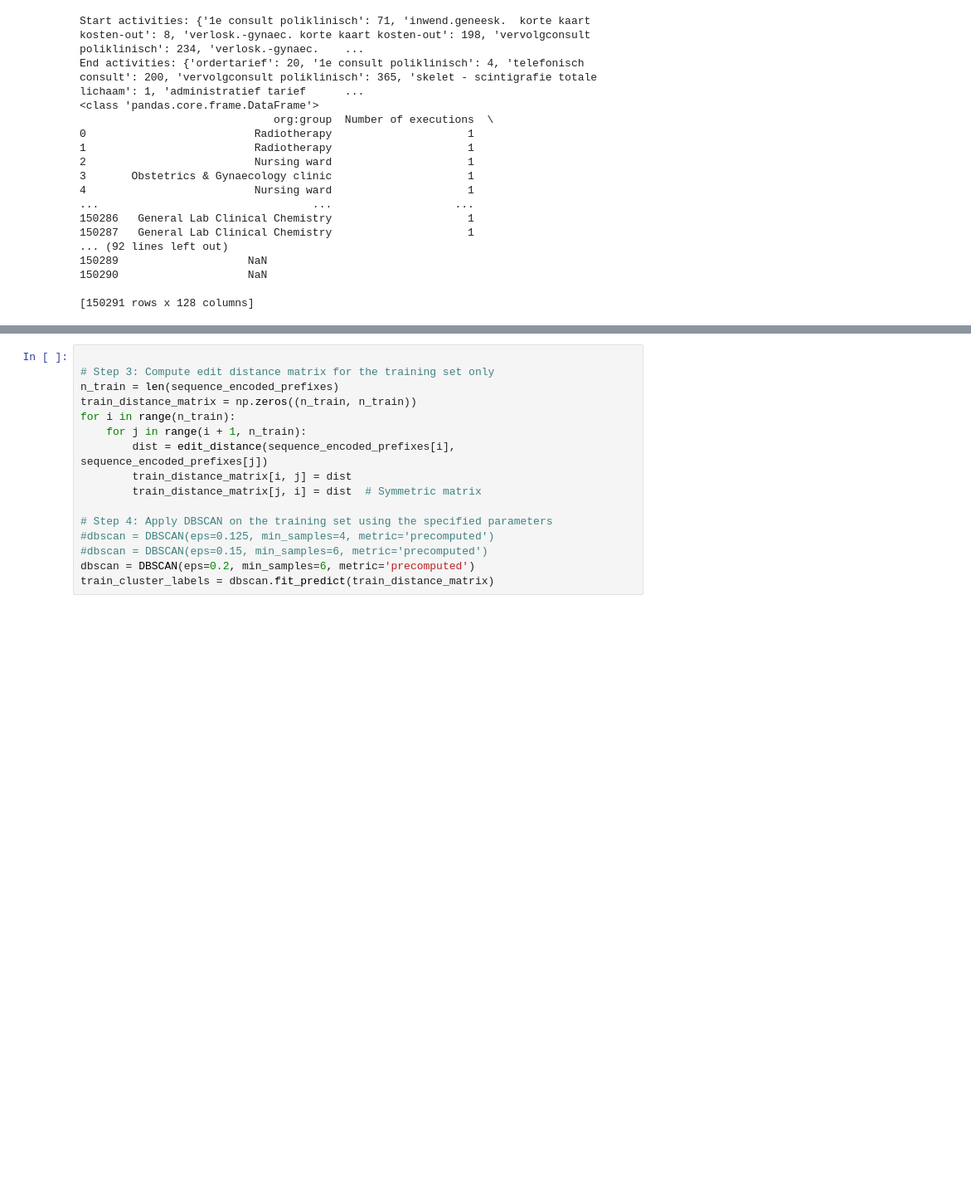
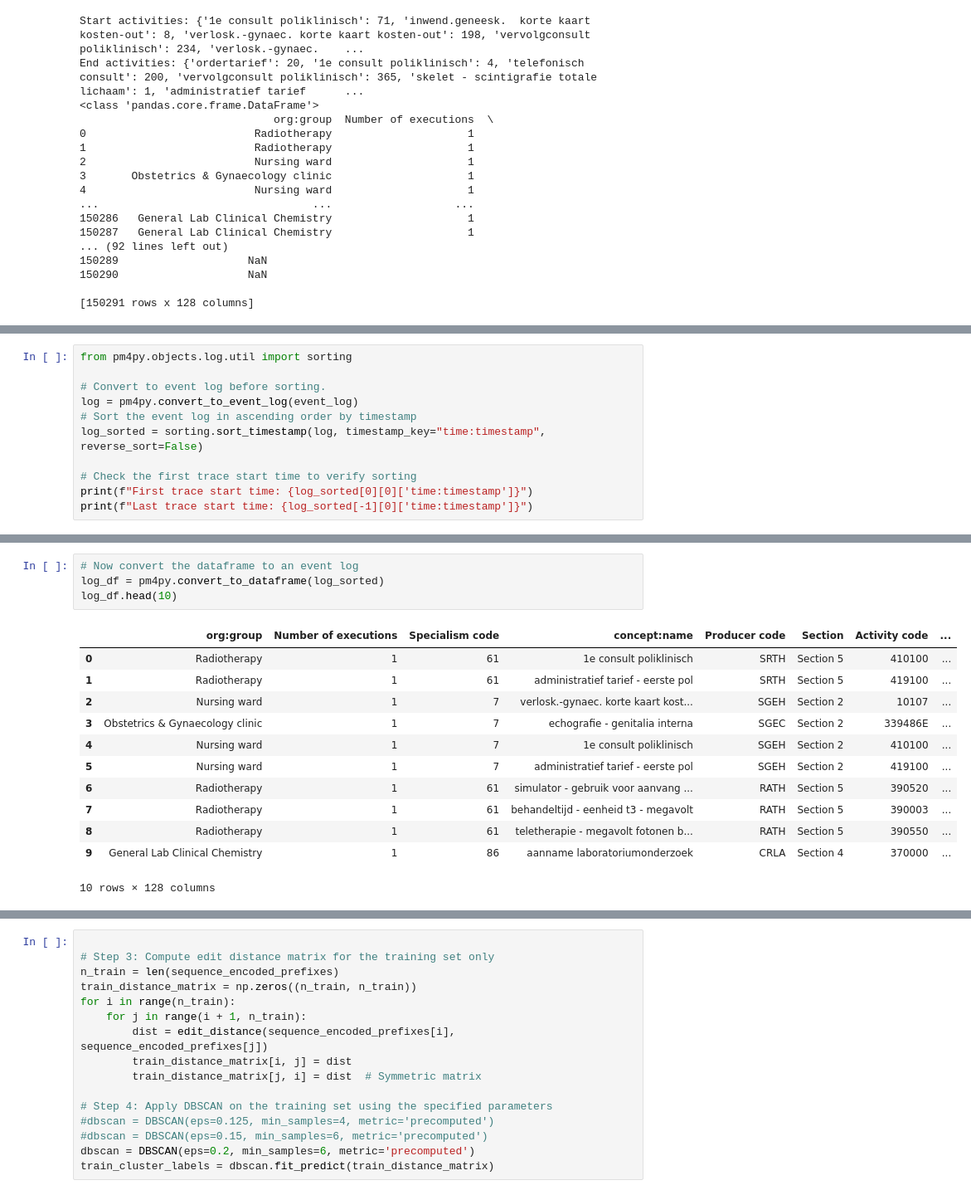
Before and after one commit to GeorgeAntono/Predictive_Process_Mining, a Jupyter notebook: DBSCAN_DT.ipynb, the cells around one changed output, grey strips where cells are left out. Shown: that part at 83% size. Drawn from its saved outputs; the diff is of its cells as text; blank space fills up the shorter version.

```diff
--- a/DBSCAN_DT.ipynb
+++ b/DBSCAN_DT.ipynb
@@ -55,0 +41,11 @@ test_log = event_log_sorted[event_log_sorted['case:concept:name'].isin(test_case
+# %%
+from pm4py.objects.log.util import sorting
+
+# Convert to event log before sorting.
+log = pm4py.convert_to_event_log(event_log)
+# Sort the event log in ascending order by timestamp
+log_sorted = sorting.sort_timestamp(log, timestamp_key="time:timestamp", reverse_sort=False)
+
+# Check the first trace start time to verify sorting
+print(f"First trace start time: {log_sorted[0][0]['time:timestamp']}")
+print(f"Last trace start time: {log_sorted[-1][0]['time:timestamp']}")
@@ -55,0 +55,17 @@ test_log = event_log_sorted[event_log_sorted['case:concept:name'].isin(test_case
+# %%
+# Now convert the dataframe to an event log
+log_df = pm4py.convert_to_dataframe(log_sorted)
+log_df.head(10)
+# %% [output]
+|  | org:group | Number of executions | Specialism code | concept:name | Producer code | Section | Activity code | ... |
+| 0 | Radiotherapy | 1 | 61 | 1e consult poliklinisch | SRTH | Section 5 | 410100 | ... |
+| 1 | Radiotherapy | 1 | 61 | administratief tarief - eerste pol | SRTH | Section 5 | 419100 | ... |
+| 2 | Nursing ward | 1 | 7 | verlosk.-gynaec. korte kaart kost... | SGEH | Section 2 | 10107 | ... |
+| 3 | Obstetrics & Gynaecology clinic | 1 | 7 | echografie - genitalia interna | SGEC | Section 2 | 339486E | ... |
+| 4 | Nursing ward | 1 | 7 | 1e consult poliklinisch | SGEH | Section 2 | 410100 | ... |
+| 5 | Nursing ward | 1 | 7 | administratief tarief - eerste pol | SGEH | Section 2 | 419100 | ... |
+| 6 | Radiotherapy | 1 | 61 | simulator - gebruik voor aanvang ... | RATH | Section 5 | 390520 | ... |
+| 7 | Radiotherapy | 1 | 61 | behandeltijd - eenheid t3 - megavolt | RATH | Section 5 | 390003 | ... |
+| 8 | Radiotherapy | 1 | 61 | teletherapie - megavolt fotonen b... | RATH | Section 5 | 390550 | ... |
+| 9 | General Lab Clinical Chemistry | 1 | 86 | aanname laboratoriumonderzoek | CRLA | Section 4 | 370000 | ... |
+10 rows × 128 columns
```
Also changed, not shown: parts of 17 cells of this notebook.
